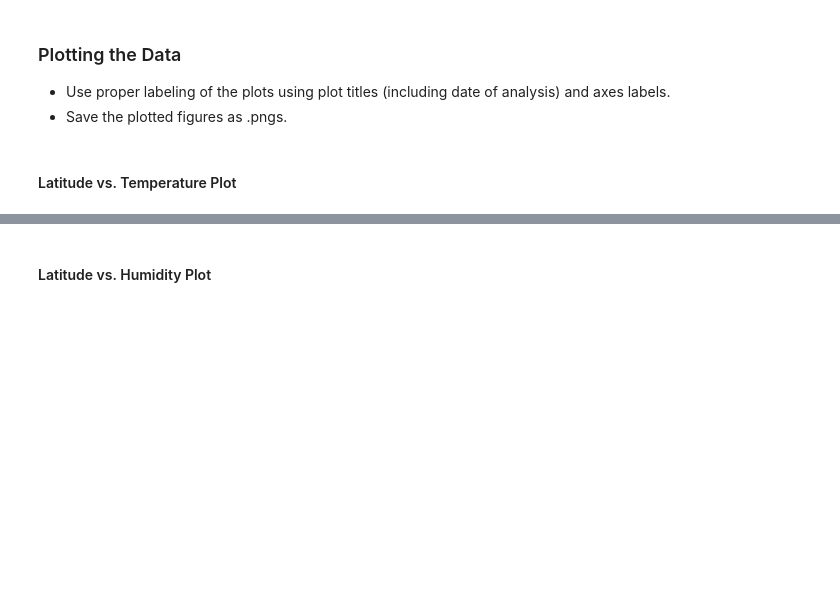
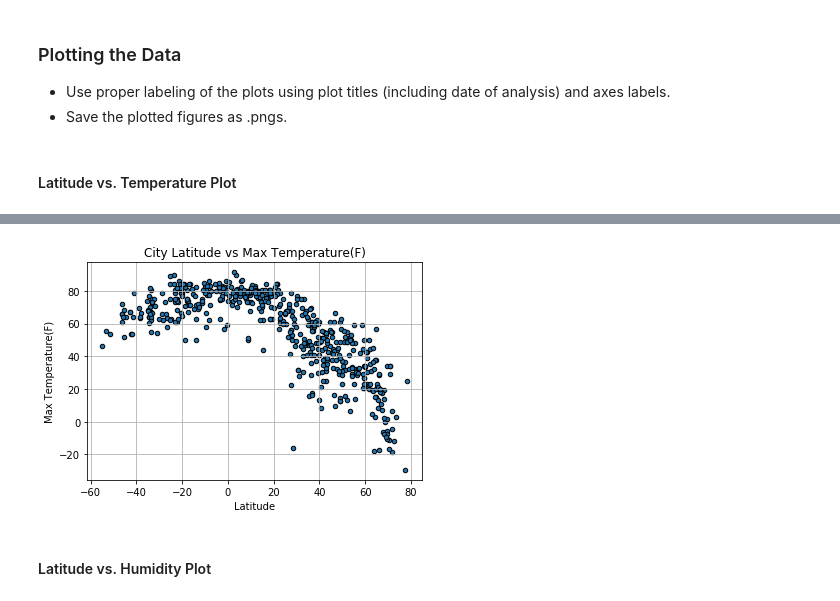
Before and after one commit to Omar-Castillo/Homework, a Jupyter notebook: APIs/starter_code/OC_HW_WeatherPy.ipynb, the cells around one changed output, grey strips where cells are left out. Cells and saved outputs as stored; diff of their text form; code cells hidden in the pictures; blank space fills up the shorter version.

Commit message:
updated with scatter plots,
still missing date changes

```diff
--- a/APIs/starter_code/OC_HW_WeatherPy.ipynb
+++ b/APIs/starter_code/OC_HW_WeatherPy.ipynb
@@ -188,21 +174,25 @@ weather_data1
   'cod': 200}]
 # %%
 #usint the openweathermapy.core wrapper
+#create empty weather_data list to hold info for each city, don't think really need this
+#create record counter
+#create a summary list to use in wrapper to pull only the information we need
+
 weather_data = []
 record = 0
-summary = ["sys.country","main.temp","main.humidity","clouds.all","wind.speed","coord.lat","coord.lon"]
-city_list = []
+summary = ["name","sys.country","dt","main.temp_max","main.humidity","clouds.all","wind.speed","coord.lat","coord.lon"]
+
+#create for loop with a try and except to help deal with the HTTP:Not Found error, and continue once it gets it
 
 for city in cities:
     try:
         city_weather = owm.get_current(city, **settings)
         data = city_weather(*summary)
         weather_data.append(data)
-        city_list.append(city)
         record += 1
         print(f'Processing Record {record} of Set 1 | {city}')
     except Exception as e:
-        print(f'The city of {city} was not found! Skipping.')
+        print(f'The city of {city} was not found! Skipping. Error code was {e}')
         continue
 print(f'The OpenWeather API data dump is complete.')
 # %% [output]
@@ -230,5 +219,5 @@ print(weather_data)
 # %%
-column_names = ["Country","Temperature(F)","Humidity","Cloudiness","Wind Speed(mph)","Latitude","Longitude"]
-df = pd.DataFrame(weather_data, index=city_list, columns=column_names)
-df.reset_index()
+column_names = ["City","Country","Date","Max Temperature(F)","Humidity","Cloudiness","Wind Speed(mph)","Latitude","Longitude"]
+weather_df = pd.DataFrame(weather_data,columns=column_names)
+weather_df.dtypes
 # %% [output]
@@ -308,2 +286,15 @@ dtype: int64
+# %%
+#create scatter plot Latitude vs.Temperature using pandas plot
+
+weather_df.plot.scatter(x="Latitude", y='Max Temperature(F)', grid=True,
+                               alpha=1, edgecolors ='black', title = "City Latitude vs Max Temperature(F)")
+#test plot
+plt.plot()
+#savefit
+plt.savefig("../Images/lat_maxtemp.png")
+#show plot
+plt.show()
+# %% [output]
+[figure, added]
 # %% [markdown]
 #### Latitude vs. Humidity Plot
```
Also changed, not shown: parts of 22 cells of this notebook, 4 other files.
